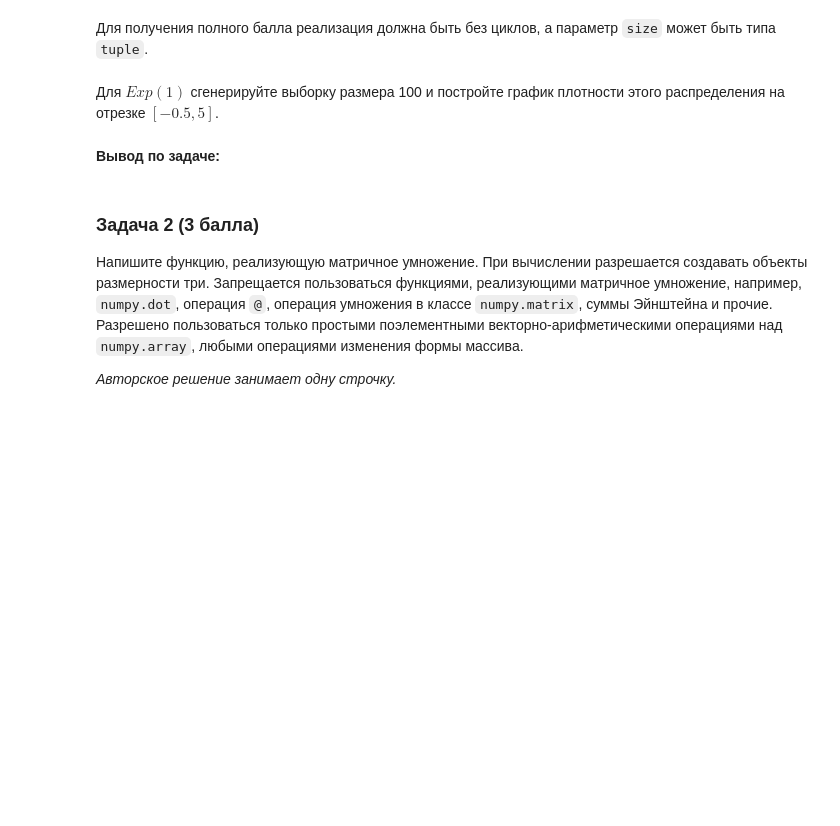
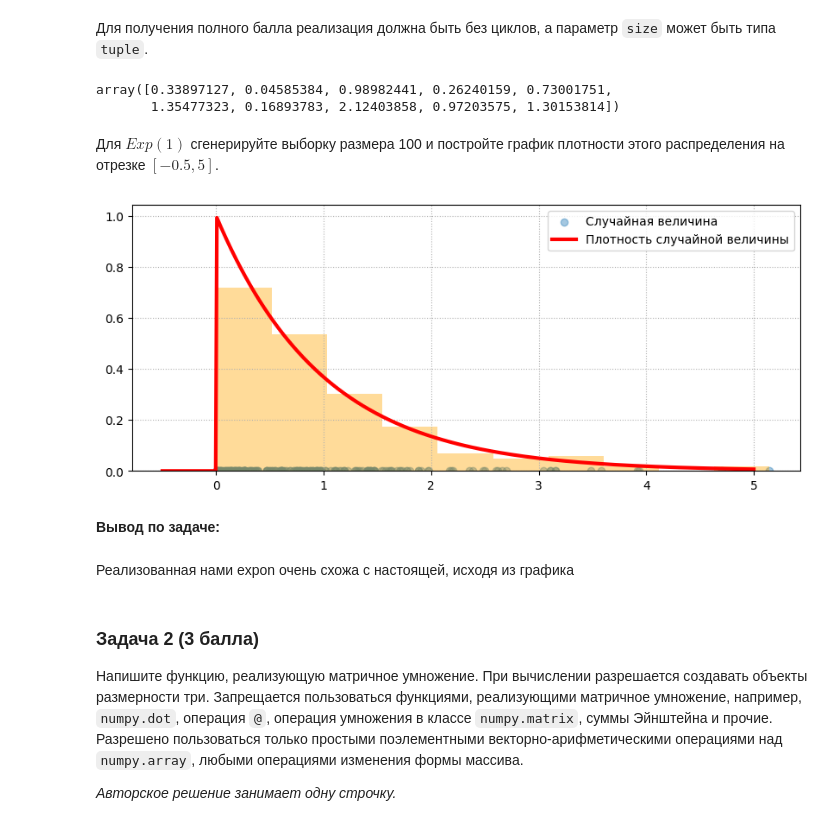
Before and after one commit to yokithai17/python-labs, a Jupyter notebook: lab_work.ipynb, the cells around one changed output. Saved outputs shown, nothing was run; the diff lists cells and outputs as text; code cells hidden in the pictures; blank space fills up the shorter version.

```diff
--- a/lab_work.ipynb
+++ b/lab_work.ipynb
@@ -50,6 +50,3 @@ coin(size=10)
 Нужно реализовать функцию нужно так, чтобы она могла принимать на вход в качестве параметра `size` как число, так и объект `tuple` любой размерности, и возвращать объект `numpy.array` соответствующей размерности. Например, если `size=(10, 1, 5)`, то функция должна вернуть объект размера $10 \times 1 \times 5$. Кроме того, функцию `coin` можно вызвать только один раз, и, конечно же, не использовать какие-либо циклы. Аргумент `precision` отвечает за число $n$.
 # %% [markdown]
 **Решение**
-# %%
-def uniform(size=1, precision=30):
-    <...>
@@ -138,8 +221,13 @@ $F^{-1}(x) = -\dfrac{1}{\lambda}{ }\ln(1 - x)$
 Для получения полного балла реализация должна быть без циклов, а параметр `size` может быть типа `tuple`.
 # %%
 def expon(size=1, lambd=1, precision=30):
-    <...>
+    sample = uniform(size=size, precision=precision)
+    lambd = -1 / lambd
+    return lambd * np.log(1-sample)
 
 expon(10)
+# %% [output]
+array([0.33897127, 0.04585384, 0.98982441, 0.26240159, 0.73001751,
+       1.35477323, 0.16893783, 2.12403858, 0.97203575, 1.30153814])
 # %% [markdown]
 Для $Exp(1)$ сгенерируйте выборку размера 100 и постройте график плотности этого распределения на отрезке $[-0.5, 5]$.
@@ -148,2 +234,41 @@ expon(10)
+# %%
+size = 200
+grid = np.linspace(-0.5, 5, 500)
+sample = expon(size, precision = 50)
+
+# Отрисовка графика
+plt.figure(figsize = (10, 4))
+
+# отображаем значения случайных величин полупрозрачными точками
+plt.scatter(
+    sample,
+    np.zeros(size),
+    alpha = 0.4,
+    label = "Случайная величина"
+)
+
+# по точкам строим нормированную полупрозрачную гистограмму
+plt.hist(
+    sample,
+    bins = 10,
+    density = True,
+    alpha = 0.4,
+    color = "orange"
+)
+
+# рисуем график плотности
+plt.plot(
+    grid,
+    sps.expon.pdf(grid),
+    color = 'red',
+    linewidth = 3,
+    label = "Плотность случайной величины"
+)
+
+plt.legend()
+plt.grid(ls=':')
+plt.show()
+# %% [output]
+[figure, added]
 # %% [markdown]
 **Вывод по задаче:**
@@ -152,3 +275,5 @@ expon(10)
+# %% [markdown]
+Реализованная нами expon очень схожа с настоящей, исходя из графика
 # %% [markdown]
 ### Задача 2  (3 балла)
 Напишите функцию, реализующую матричное умножение. При вычислении разрешается создавать объекты размерности три. Запрещается пользоваться функциями, реализующими матричное умножение, например, `numpy.dot`, операция `@`, операция умножения в классе `numpy.matrix`, суммы Эйнштейна и прочие. Разрешено пользоваться только простыми поэлементными векторно-арифметическими операциями над `numpy.array`, любыми операциями изменения формы массива.
```
Also changed, not shown: parts of 51 cells of this notebook, 16 other files.
